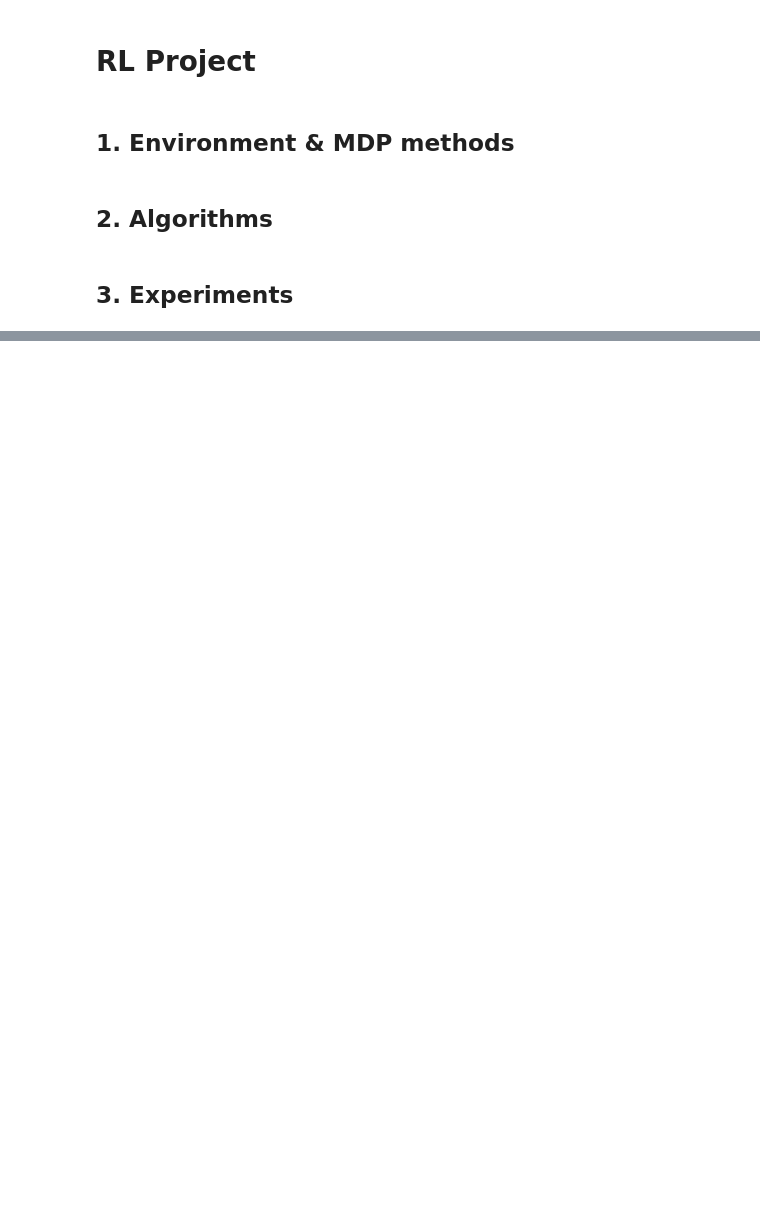
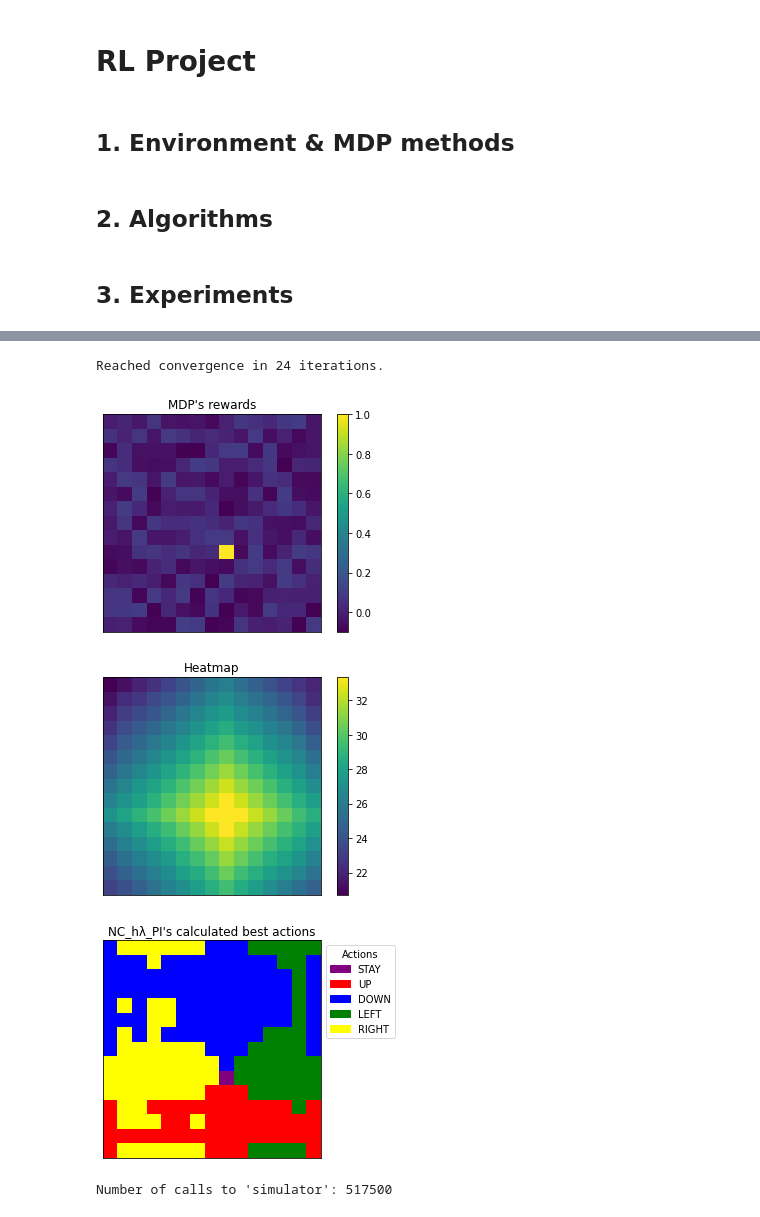
Before and after one commit to AdamPrevost/INF8953, a Jupyter notebook: Project.ipynb, the cells around one changed output, grey strips where cells are left out. Cells and saved outputs as stored; diff of their text form; code cells hidden in the pictures; blank space fills up the shorter version.

```diff
--- a/Project.ipynb
+++ b/Project.ipynb
@@ -277,0 +332,13 @@ mdp.displayer.display_actions(mdp.utils.greedy_policy_to_actions(policy), title
+# %%
+mdp.reset()
+policy, V = hλ_PI(mdp, h = 10, λ=0.95)
+mdp.displayer.display_rewards(title = "MDP's rewards")
+mdp.displayer.display_heatmap(V)
+mdp.displayer.display_actions(mdp.utils.greedy_policy_to_actions(policy), title = "NC_hλ_PI's calculated best actions")
+print(f"Number of calls to 'simulator': {mdp.n_calls}")
+# %% [output]
+Reached convergence in 24 iterations.
+[figure, added]
+[figure, added]
+[figure, added]
+Number of calls to 'simulator': 517500
```
Also changed, not shown: parts of 4 cells of this notebook.
